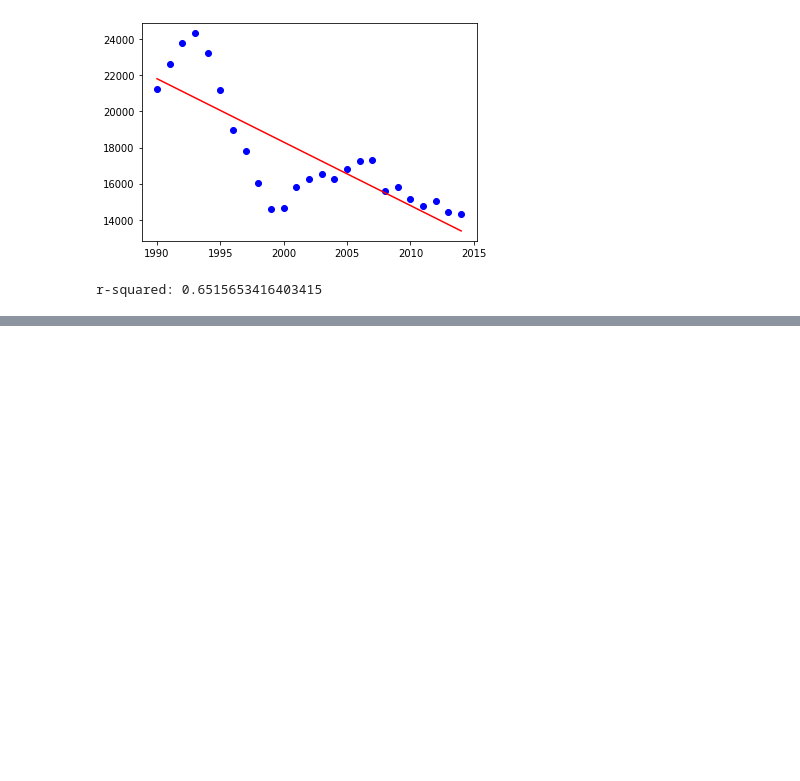
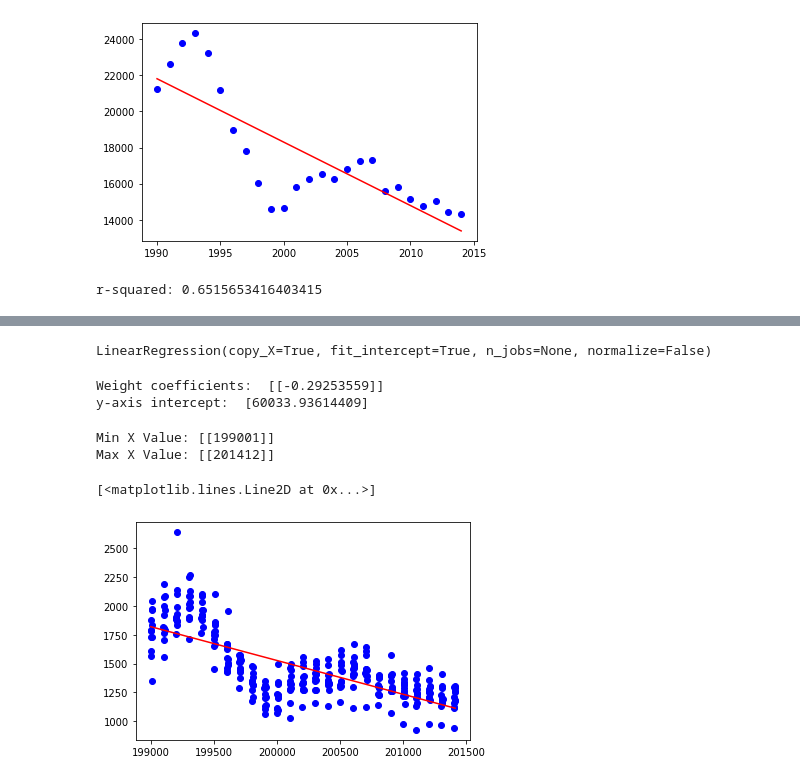
Before and after one commit to smithc6136/final_project, a Jupyter notebook: Analysis/MachineLearning.ipynb, the cells around one changed output, grey strips where cells are left out. Drawn from its saved outputs; the diff is of its cells as text; code cells hidden in the pictures; blank space fills up the shorter version.

```diff
--- a/Analysis/MachineLearning.ipynb
+++ b/Analysis/MachineLearning.ipynb
@@ -145,0 +196,8 @@ r-squared: 0.6515653416403415
+# %%
+# Assign the data to X and y
+# Note: Sklearn requires a two-dimensional array of values
+# so we use reshape to create this
+X = df2.date.values.reshape(-1, 1)
+y = df2.counts.values.reshape(-1, 1)
+print("Shape: ", X.shape, y.shape)
+X
@@ -145,0 +223,37 @@ r-squared: 0.6515653416403415
+# %%
+# Fit the model to the data.
+# Note: This is the training step where you fit the line to the data.
+model1.fit(X, y)
+# %% [output]
+LinearRegression(copy_X=True, fit_intercept=True, n_jobs=None, normalize=False)
+# %%
+# Print the coefficient and the intercept for the model
+print('Weight coefficients: ', model1.coef_)
+print('y-axis intercept: ', model1.intercept_)
+# %% [output]
+Weight coefficients:  [[-0.29253559]]
+y-axis intercept:  [60033.93614409]
+# %%
+# Note: we have to transform our min and max values
+# so they are in the format: array([[ 1.17]])
+# This is the required format for `model.predict()`
+
+x_min = np.array([[X.min()]])
+x_max = np.array([[X.max()]])
+print(f"Min X Value: {x_min}")
+print(f"Max X Value: {x_max}")
+# %% [output]
+Min X Value: [[199001]]
+Max X Value: [[201412]]
+# %%
+# Calculate the y_min and y_max using model.predict and x_min and x_max
+y_min = model1.predict(x_min)
+y_max = model1.predict(x_max)
+# %%
+# Plot X and y using plt.scatter
+# Plot the model fit line using [x_min[0], x_max[0]], [y_min[0], y_max[0]]
+plt.scatter(X, y, c='blue')
+plt.plot([x_min[0], x_max[0]], [y_min[0], y_max[0]], c='red')
+# %% [output]
+[<matplotlib.lines.Line2D at 0x...>]
+[figure, added]
```
Also changed, not shown: parts of 4 cells of this notebook.
